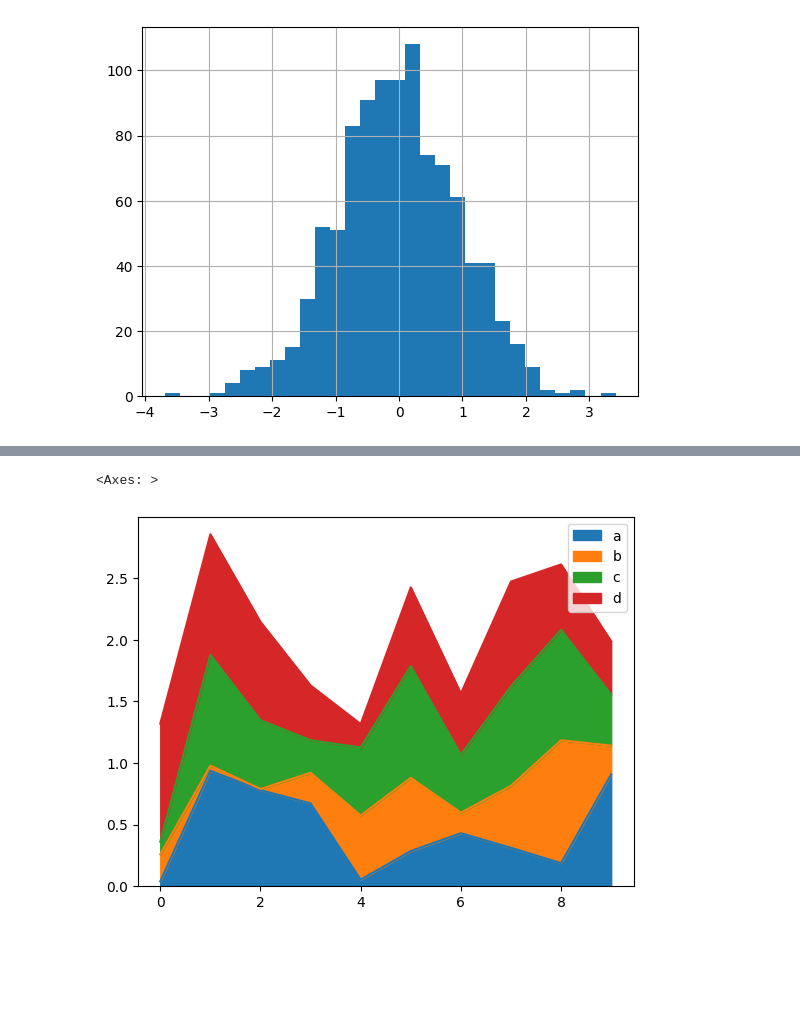
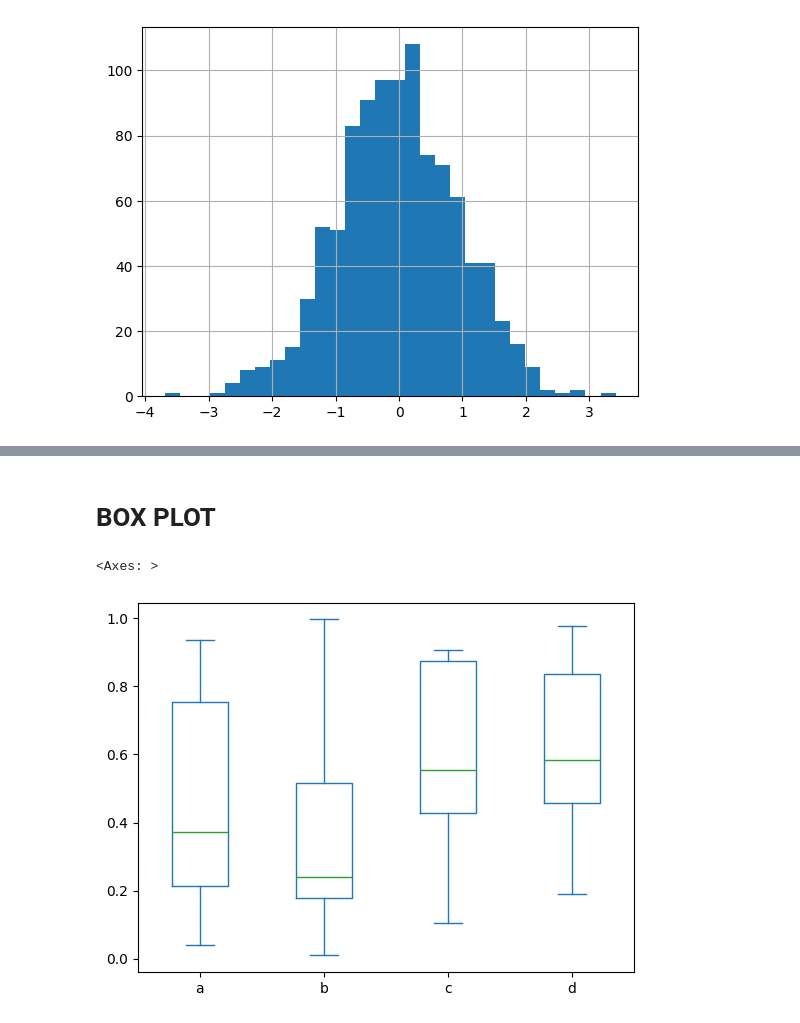
Before and after one commit to Eddie-hanson/Tutorials, a Jupyter notebook: Pandas.ipynb, the cells around one changed output, grey strips where cells are left out. Drawn from its saved outputs; the diff is of its cells as text; code cells hidden in the pictures; blank space fills up the shorter version.

```diff
--- a/Pandas.ipynb
+++ b/Pandas.ipynb
@@ -64,5 +105,7 @@ df2['a'].plot.hist( figsize= (15,10), bins=20)
+# %% [markdown]
+# BOX PLOT
 # %%
-df2.plot.area()
+df2.plot.box()
 # %% [output]
 <Axes: >
-[figure, old version]
+[figure, new version]
```
Also changed, not shown: parts of 19 cells of this notebook, 1 other file.
